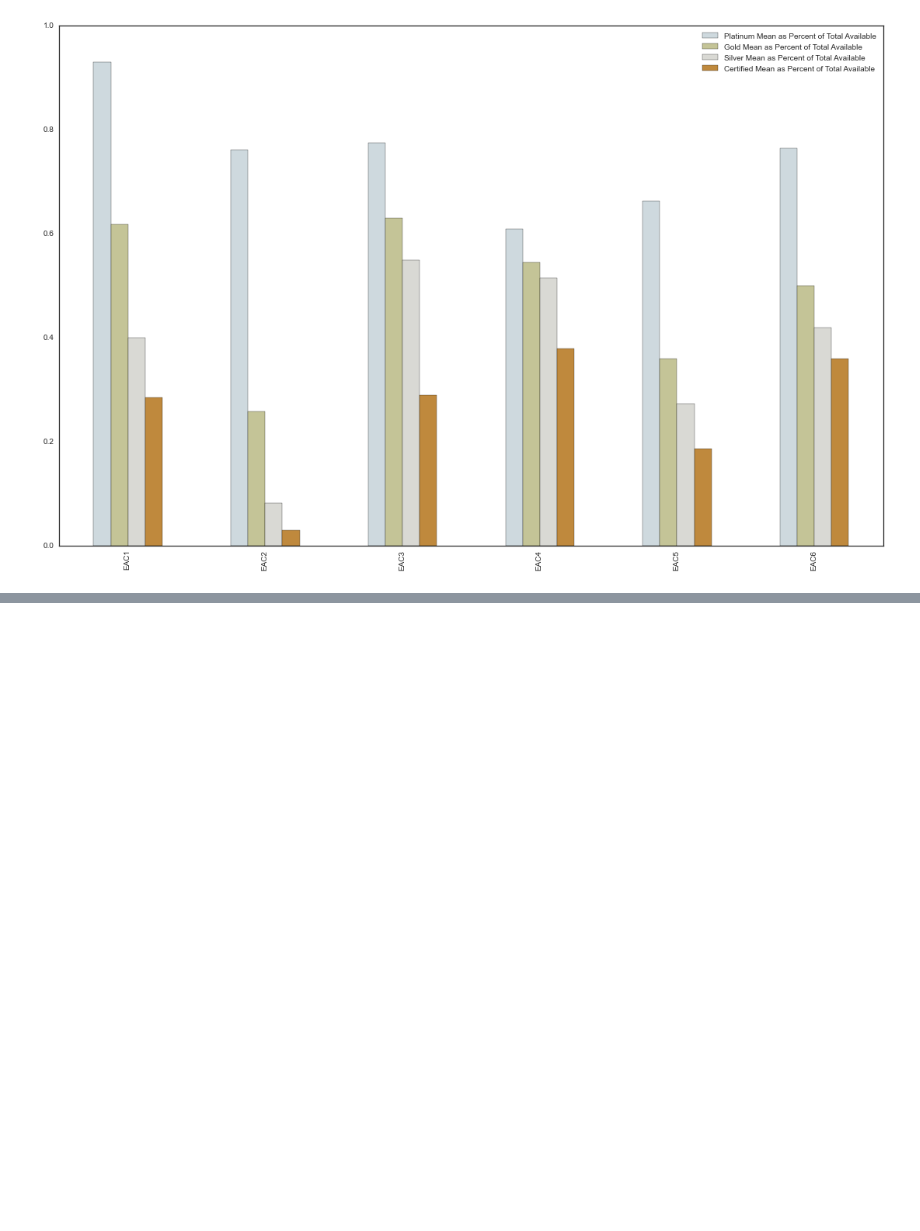
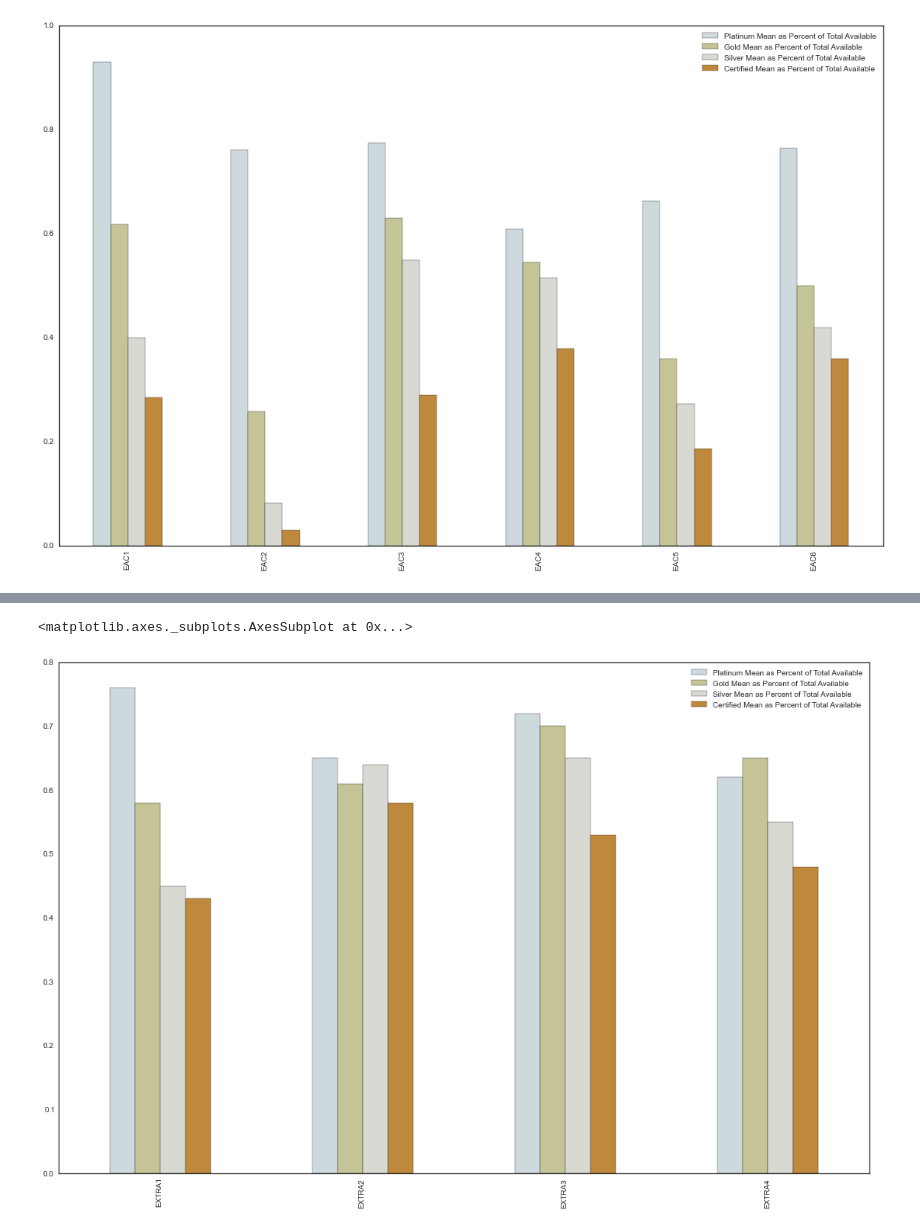
Before and after one commit to Data-Science-TIY/builditgreen, a Jupyter notebook: builditgreen/2009ScoreTrends.ipynb, the cells around one changed output, grey strips where cells are left out. Cells and saved outputs as stored; diff of their text form; code cells hidden in the pictures; blank space fills up the shorter version.

```diff
--- a/builditgreen/2009ScoreTrends.ipynb
+++ b/builditgreen/2009ScoreTrends.ipynb
@@ -1945,0 +1951,5 @@ level_2009_mean.iloc[0:6].plot(kind="bar", figsize=(19, 12), color=['#CED9DE', '
+# %%
+level_2009_mean.iloc[21:25].plot(kind="bar", figsize=(19, 12), color=['#CED9DE', '#C4C497', '#D9D9D4', '#BF893D'])
+# %% [output]
+<matplotlib.axes._subplots.AxesSubplot at 0x...>
+[figure, added]
```
Also changed, not shown: parts of 10 cells of this notebook, 5 other files.
